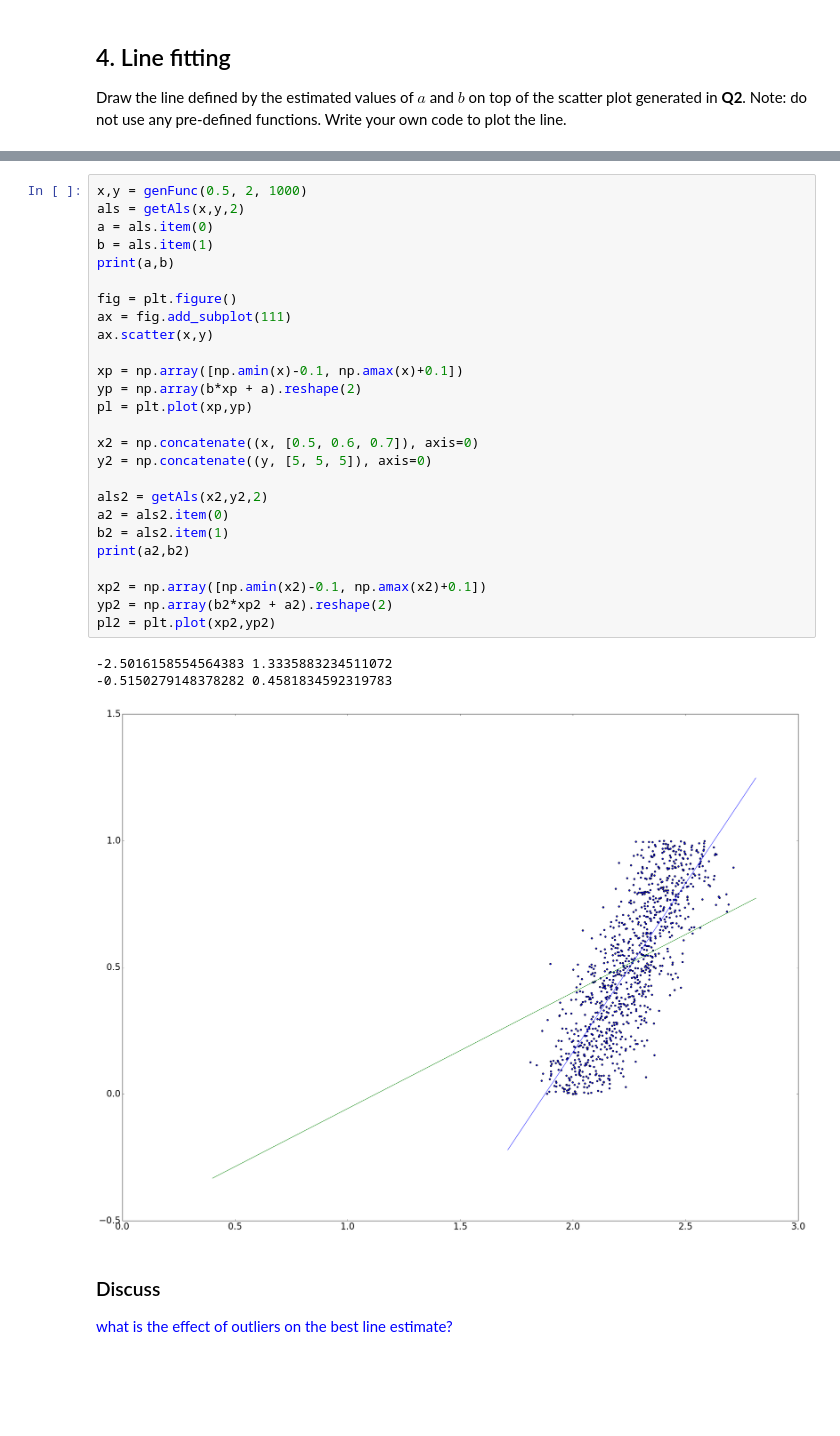
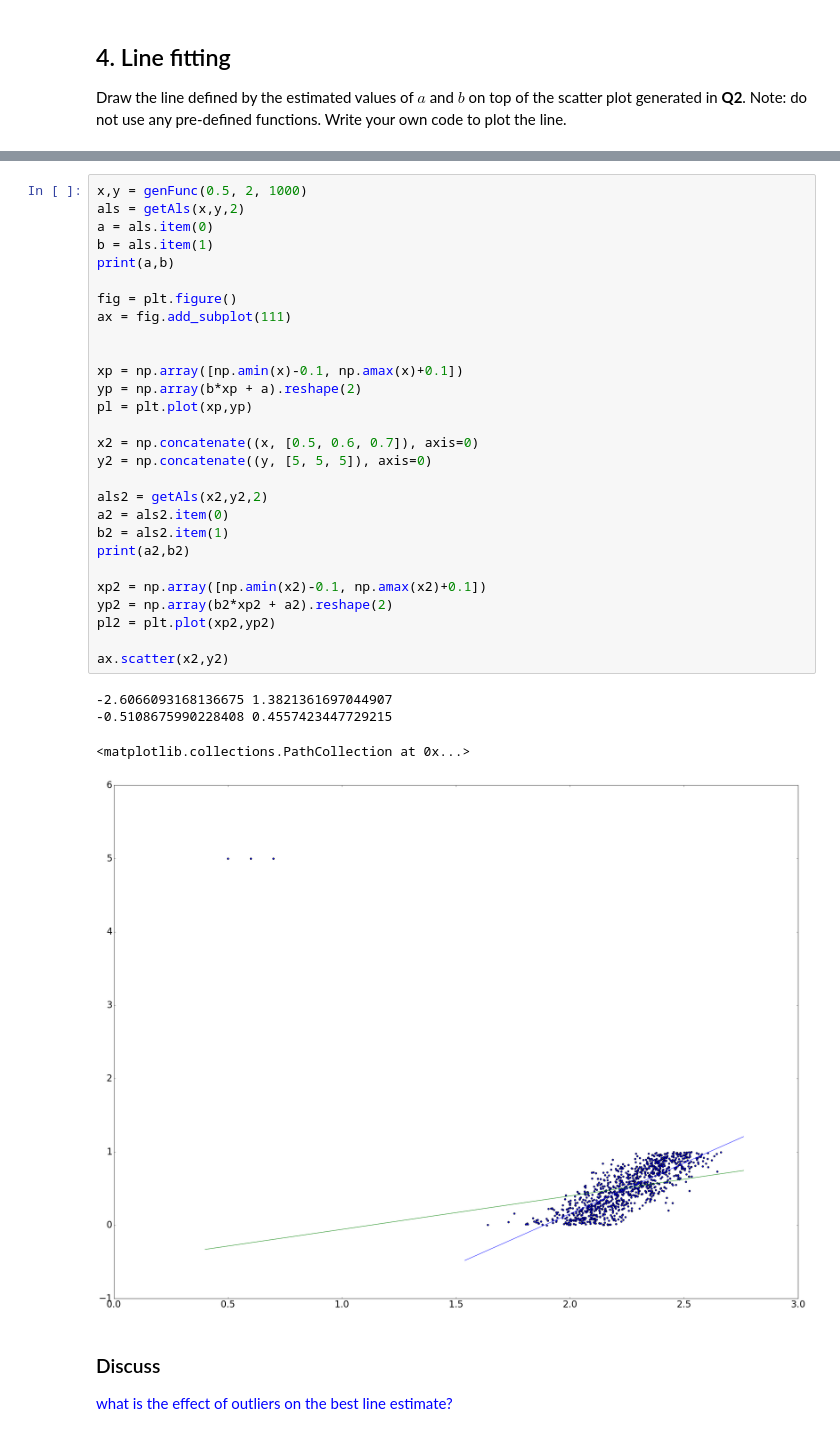
Before and after one commit to JoshVanL/SPS_LabWork, a Jupyter notebook: 3LAB/Lab3_Jupyter.ipynb, the cells around one changed output, grey strips where cells are left out. Drawn from its saved outputs; the diff is of its cells as text; blank space fills up the shorter version.

```diff
--- a/3LAB/Lab3_Jupyter.ipynb
+++ b/3LAB/Lab3_Jupyter.ipynb
@@ -131,33 +131,36 @@ Plot the best fit line before and after the outlier data, in a way similar to th
 # %%
 x,y = genFunc(0.5, 2, 1000)
 als = getAls(x,y,2)
 a = als.item(0)
 b = als.item(1)
 print(a,b)
 
 fig = plt.figure()
 ax = fig.add_subplot(111)
-ax.scatter(x,y)
+
 
 xp = np.array([np.amin(x)-0.1, np.amax(x)+0.1])
 yp = np.array(b*xp + a).reshape(2)
 pl = plt.plot(xp,yp)
 
 x2 = np.concatenate((x, [0.5, 0.6, 0.7]), axis=0)
 y2 = np.concatenate((y, [5, 5, 5]), axis=0)
 
 als2 = getAls(x2,y2,2)
 a2 = als2.item(0)
 b2 = als2.item(1)
 print(a2,b2)
 
 xp2 = np.array([np.amin(x2)-0.1, np.amax(x2)+0.1])
 yp2 = np.array(b2*xp2 + a2).reshape(2)
 pl2 = plt.plot(xp2,yp2)
+
+ax.scatter(x2,y2)
 # %% [output]
--2.5016158554564383 1.3335883234511072
--0.5150279148378282 0.4581834592319783
+-2.6066093168136675 1.3821361697044907
+-0.5108675990228408 0.4557423447729215
+<matplotlib.collections.PathCollection at 0x...>
-[figure, old version]
+[figure, new version]
 # %% [markdown]
 ### Discuss ###
 
```
Also changed, not shown: parts of 6 cells of this notebook.
